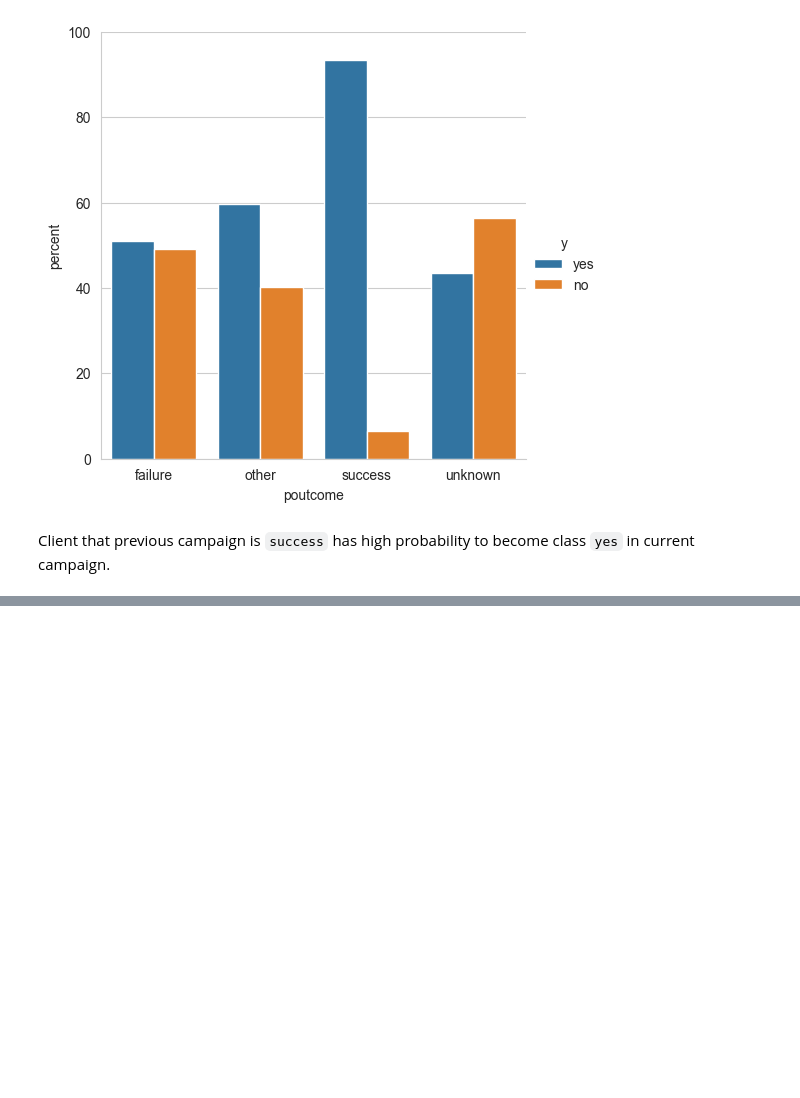
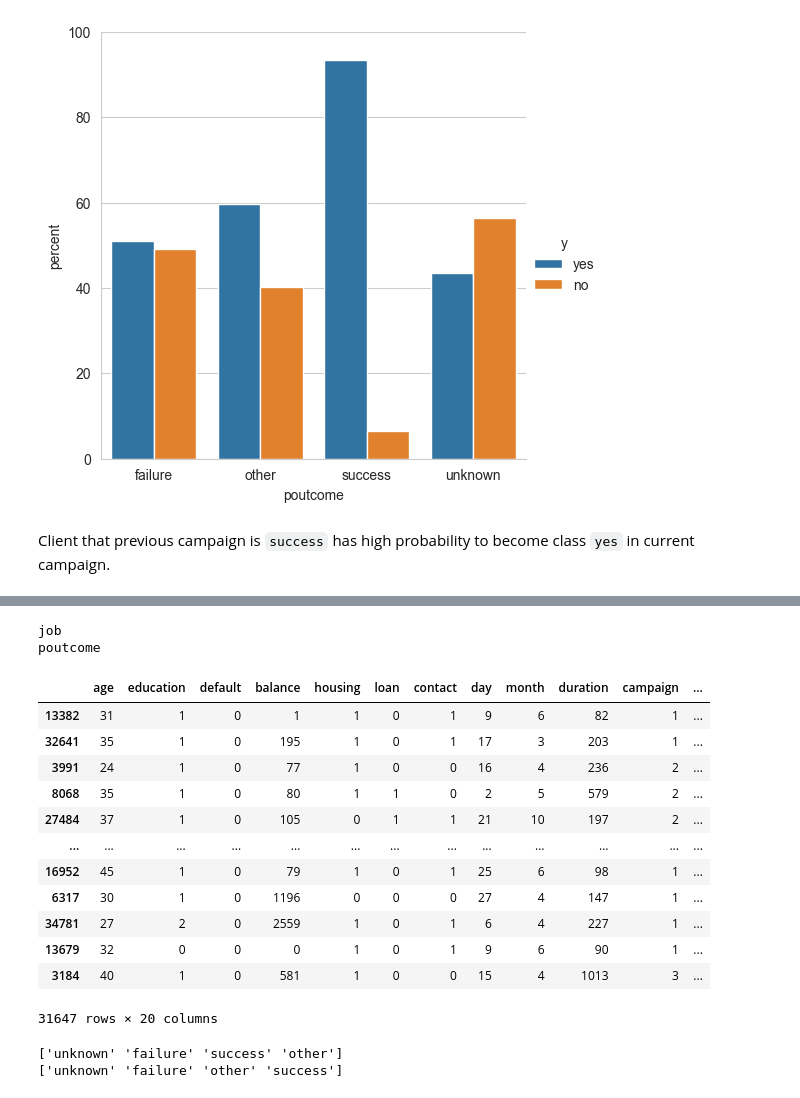
Before and after one commit to carloabimanyu/bank-marketing, a Jupyter notebook: notebooks/notebook.ipynb, the cells around one changed output, grey strips where cells are left out. Cells and saved outputs as stored; diff of their text form; code cells hidden in the pictures; blank space fills up the shorter version.

```diff
--- a/notebooks/notebook.ipynb
+++ b/notebooks/notebook.ipynb
@@ -492,0 +497,25 @@ Client that previous campaign is `success` has high probability to become class
+# %%
+# feature_engineering(preprocessing(train), True)
+feature_engineering(preprocessing(train))
+# %% [output]
+job
+poutcome
+|  | age | education | default | balance | housing | loan | contact | day | month | duration | campaign | ... |
+| 13382 | 31 | 1 | 0 | 1 | 1 | 0 | 1 | 9 | 6 | 82 | 1 | ... |
+| 32641 | 35 | 1 | 0 | 195 | 1 | 0 | 1 | 17 | 3 | 203 | 1 | ... |
+| 3991 | 24 | 1 | 0 | 77 | 1 | 0 | 0 | 16 | 4 | 236 | 2 | ... |
+| 8068 | 35 | 1 | 0 | 80 | 1 | 1 | 0 | 2 | 5 | 579 | 2 | ... |
+| 27484 | 37 | 1 | 0 | 105 | 0 | 1 | 1 | 21 | 10 | 197 | 2 | ... |
+| ... | ... | ... | ... | ... | ... | ... | ... | ... | ... | ... | ... | ... |
+| 16952 | 45 | 1 | 0 | 79 | 1 | 0 | 1 | 25 | 6 | 98 | 1 | ... |
+| 6317 | 30 | 1 | 0 | 1196 | 0 | 0 | 0 | 27 | 4 | 147 | 1 | ... |
+| 34781 | 27 | 2 | 0 | 2559 | 1 | 0 | 1 | 6 | 4 | 227 | 1 | ... |
+| 13679 | 32 | 0 | 0 | 0 | 1 | 0 | 1 | 9 | 6 | 90 | 1 | ... |
+| 3184 | 40 | 1 | 0 | 581 | 1 | 0 | 0 | 15 | 4 | 1013 | 3 | ... |
+31647 rows × 20 columns
+# %%
+print(preprocessing(train)["poutcome"].unique())
+print(preprocessing(train_rus)["poutcome"].unique())
+# %% [output]
+['unknown' 'failure' 'success' 'other']
+['unknown' 'failure' 'other' 'success']
```
Also changed, not shown: parts of 23 cells of this notebook, 9 other files.
